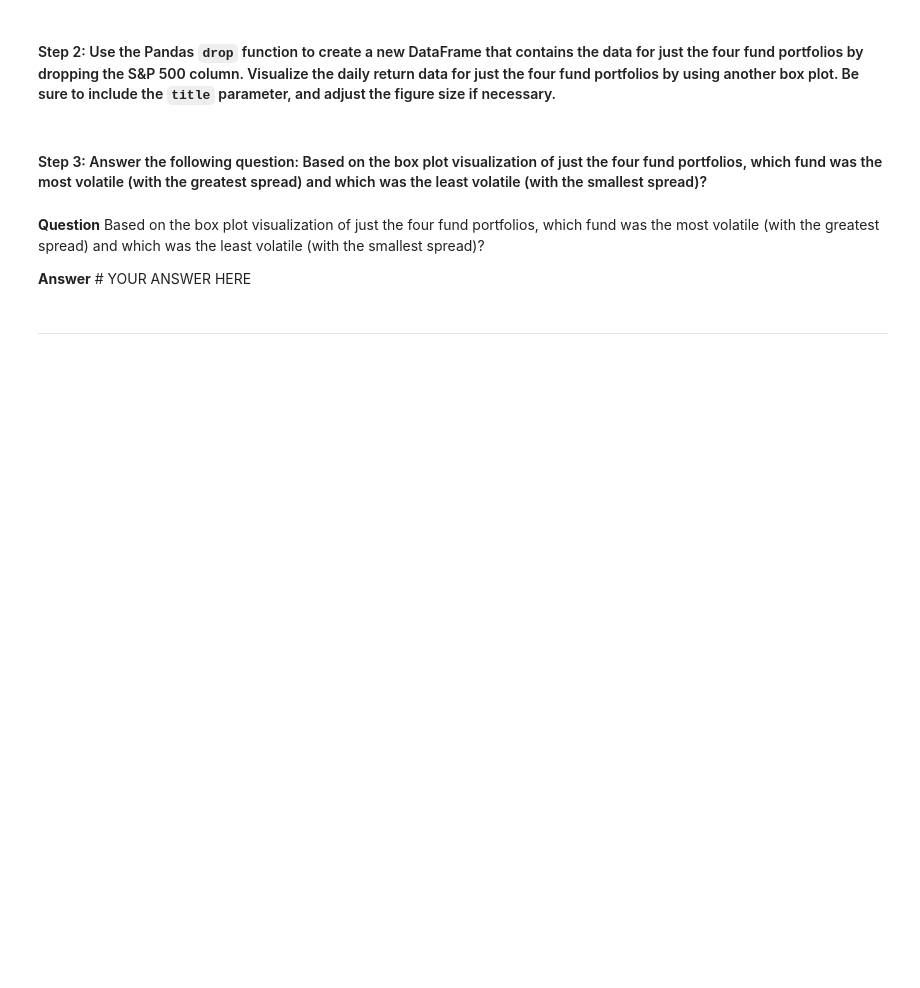
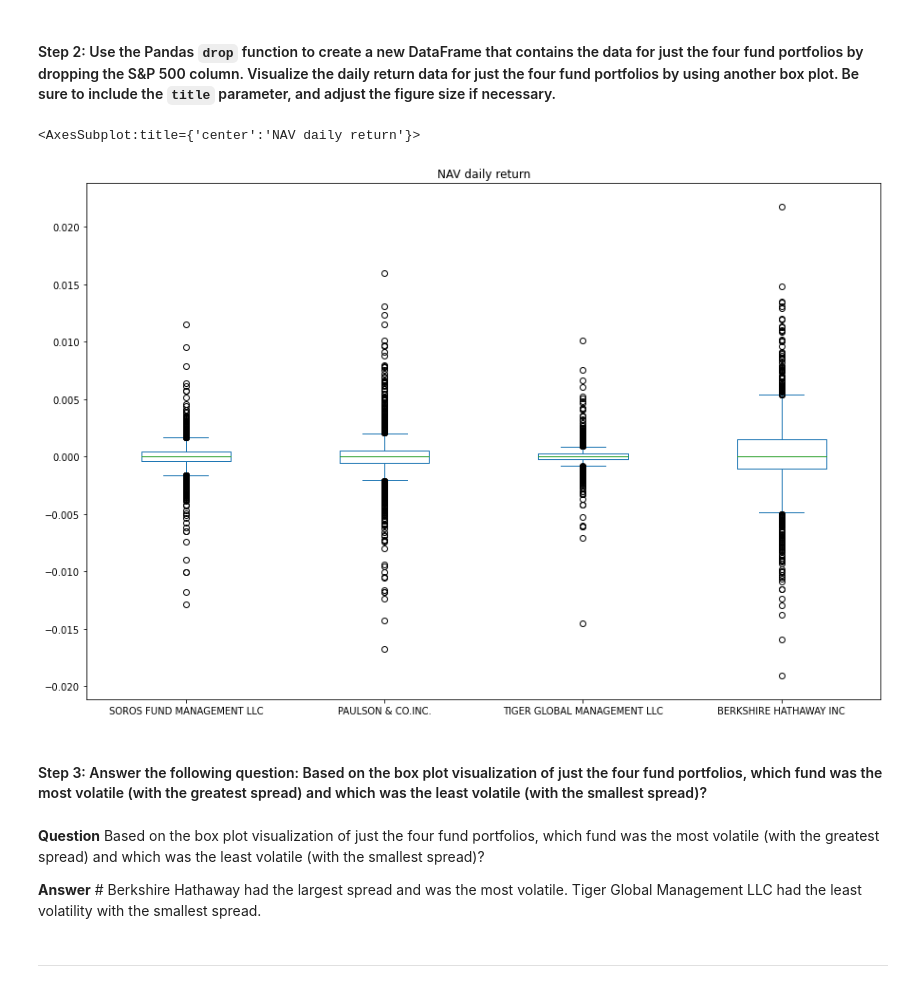
Before and after one commit to naomynaomy/module4challenge, a Jupyter notebook: Starter_Code/risk_return_analysis.ipynb, the cells around one changed output. Drawn from its saved outputs; the diff is of its cells as text; code cells hidden in the pictures; blank space fills up the shorter version.

Commit message:
Complete the Volatility Analysis section.

```diff
--- a/Starter_Code/risk_return_analysis.ipynb
+++ b/Starter_Code/risk_return_analysis.ipynb
@@ -219,14 +221,18 @@ Analyze the volatility of each of the four fund portfolios and of the S&P 500 In
 # %%
 # Create a new DataFrame containing only the 4 fund portfolios by dropping the S&P 500 column from the DataFrame
 # Create box plots to reflect the return data for only the 4 fund portfolios
 # Include a title parameter and adjust the figure size
-# YOUR CODE HERE
+NAV_df = whales_df_daily.drop(columns=["S&P 500"])
+NAV_df.plot(kind = "box", figsize = (15,10), title = "NAV daily return")
+# %% [output]
+<AxesSubplot:title={'center':'NAV daily return'}>
+[figure, added]
 # %% [markdown]
 #### Step 3: Answer the following question: Based on the box plot visualization of just the four fund portfolios, which fund was the most volatile (with the greatest spread) and which was the least volatile (with the smallest spread)?
 # %% [markdown]
 **Question** Based on the box plot visualization of just the four fund portfolios, which fund was the most volatile (with the greatest spread) and which was the least volatile (with the smallest spread)?
 
-**Answer** # YOUR ANSWER HERE
+**Answer** # Berkshire Hathaway had the largest spread and was the most volatile. Tiger Global Management LLC had the least volatility with the smallest spread.
 # %% [markdown]
 ---
 # %% [markdown]
```
Also changed, not shown: parts of 4 cells of this notebook.
